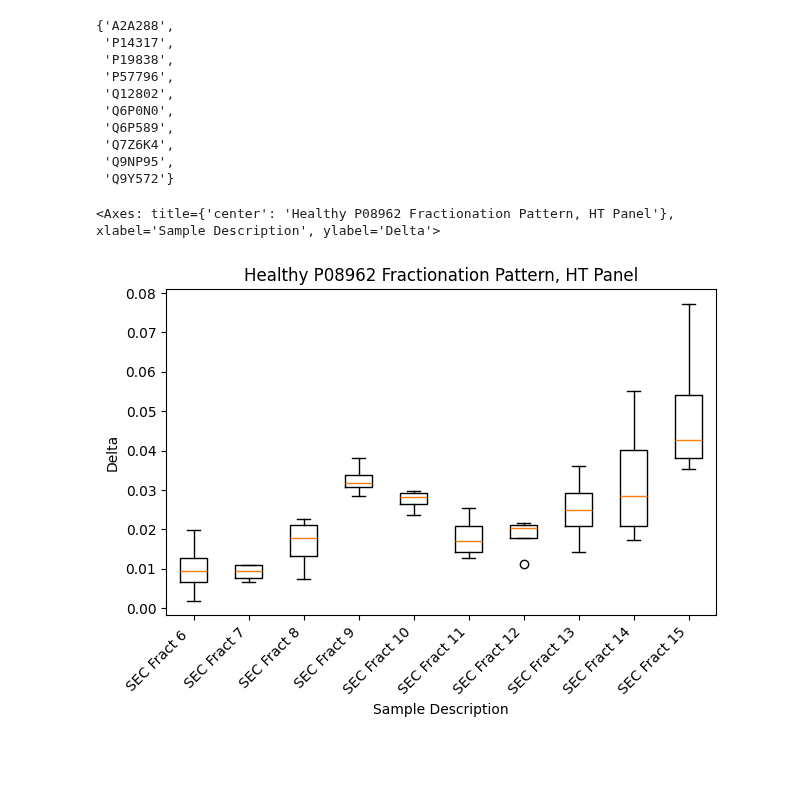
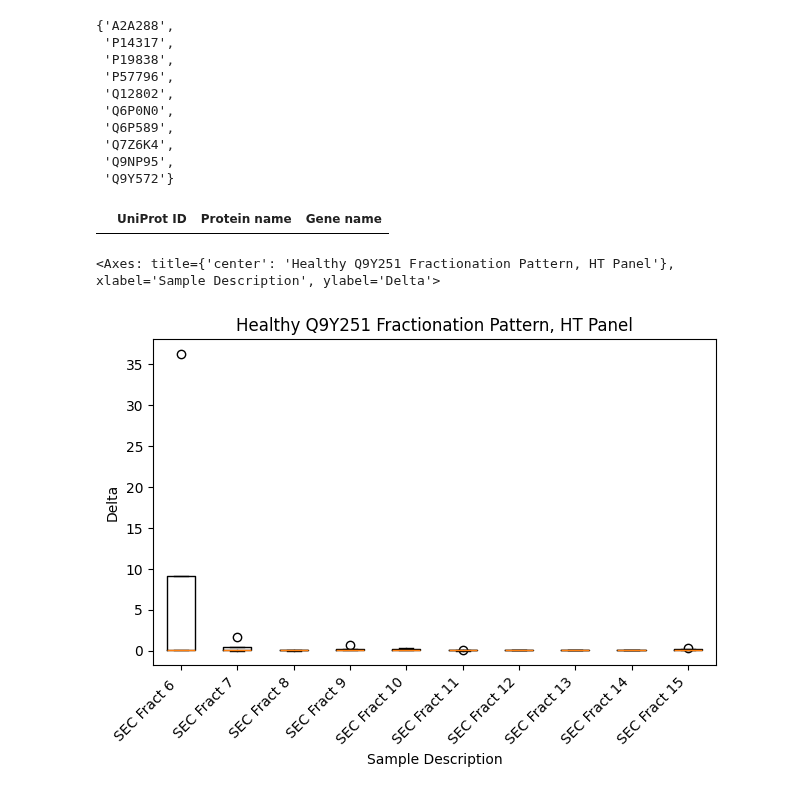
Before and after one commit to Walt-Lab/bdev_mass_spec, a Jupyter notebook: docs/example_usage.ipynb, the cells around one changed output. Cells and saved outputs as stored; diff of their text form; code cells hidden in the pictures; blank space fills up the shorter version.

```diff
--- a/docs/example_usage.ipynb
+++ b/docs/example_usage.ipynb
@@ -274,13 +272,18 @@ identify_targets(
  'Q7Z6K4',
  'Q9NP95',
  'Q9Y572'}
+# %%
+list = pd.read_excel(assay_list_path)
+list[list["Gene name"] == "LRRK2"]
+# %% [output]
+|  | UniProt ID | Protein name | Gene name |
 # %%
 # make a box-and-whisker plot for a target of interest
 
-plot_protein_fractionation(tidy_data, "P08962")
+plot_protein_fractionation(tidy_data, "Q9Y251")
 # %% [output]
-<Axes: title={'center': 'Healthy P08962 Fractionation Pattern, HT Panel'}, xlabel='Sample Description', ylabel='Delta'>
+<Axes: title={'center': 'Healthy Q9Y251 Fractionation Pattern, HT Panel'}, xlabel='Sample Description', ylabel='Delta'>
-[figure, old version]
+[figure, new version]
 # %%
 # Find possible endothelial-associated proteins and generate data to graph the EV association score against the tau specificity score
 
```
Also changed, not shown: parts of 14 cells of this notebook, 3 other files.
